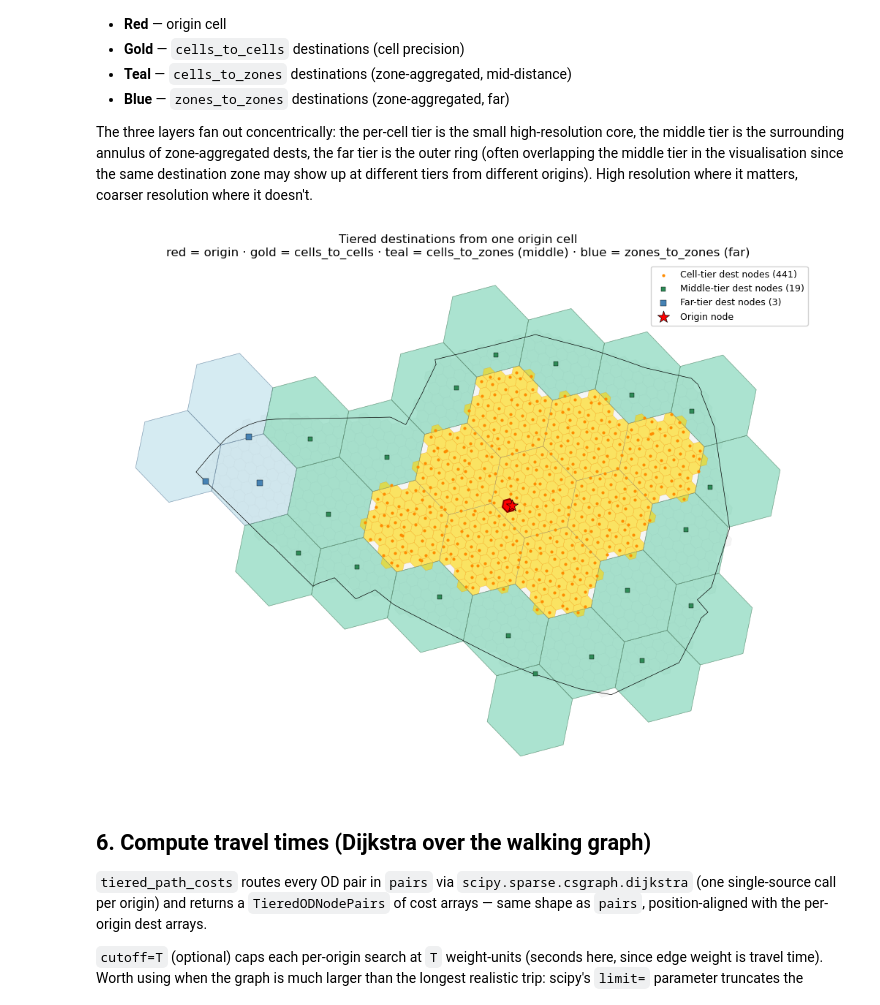
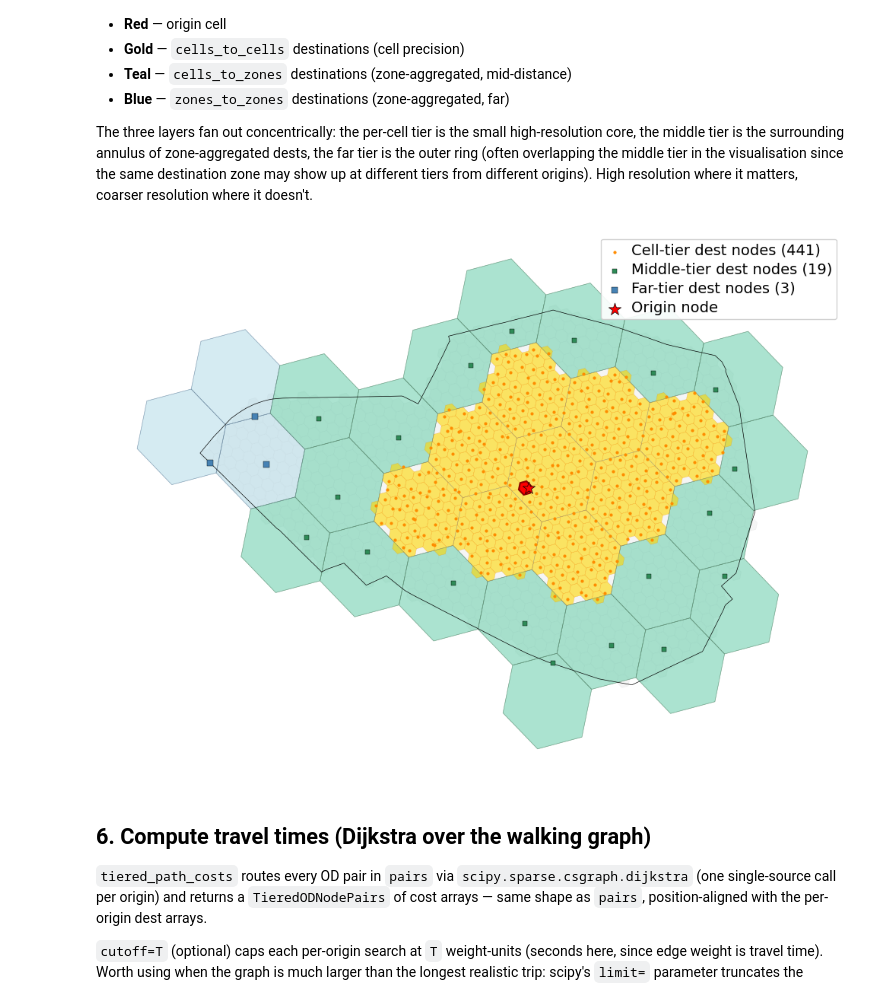
Before and after one commit to mmiotti/aperta, a Jupyter notebook: examples/walkthrough/accessibility.ipynb, the cells around one changed output. Drawn from its saved outputs; the diff is of its cells as text; code cells hidden in the pictures.

```diff
--- a/examples/walkthrough/accessibility.ipynb
+++ b/examples/walkthrough/accessibility.ipynb
@@ -368,20 +368,21 @@ doesn't.
 _center = boundary.to_crs(boundary_proj_crs).geometry.iloc[0].centroid
 demo_cell_id = cells.geometry.centroid.distance(_center).idxmin()
 # %%
-viz.plot_tiered_destinations(
+ax = viz.plot_tiered_destinations(
     cells, zones, pairs,
     origin_cell_id=demo_cell_id,
     graph=graph,
     boundary=boundary.to_crs(boundary_proj_crs),
-    title=('Tiered destinations from one origin cell\n'
-           'red = origin · gold = cells_to_cells · '
-           'teal = cells_to_zones (middle) · '
-           'blue = zones_to_zones (far)'),
 )
+_legend = ax.get_legend()
+if _legend is not None:
+    for _txt in _legend.get_texts():
+        _txt.set_fontsize(14)
 plt.tight_layout()
+ax.figure.savefig('results/tiered_destinations.pdf', bbox_inches='tight')
 plt.show()
 # %% [output]
-[figure, old version]
+[figure, new version]
 # %% [markdown]
 ## 6. Compute travel times (Dijkstra over the walking graph)
 
```
Also changed, not shown: parts of 9 cells of this notebook, 25 other files.
